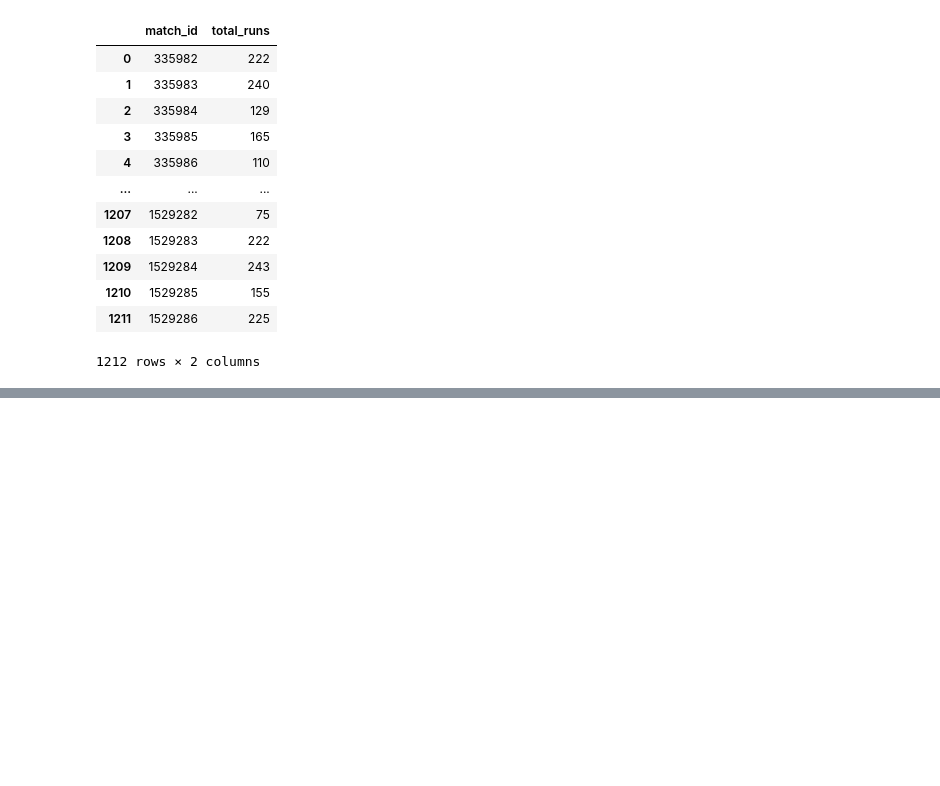
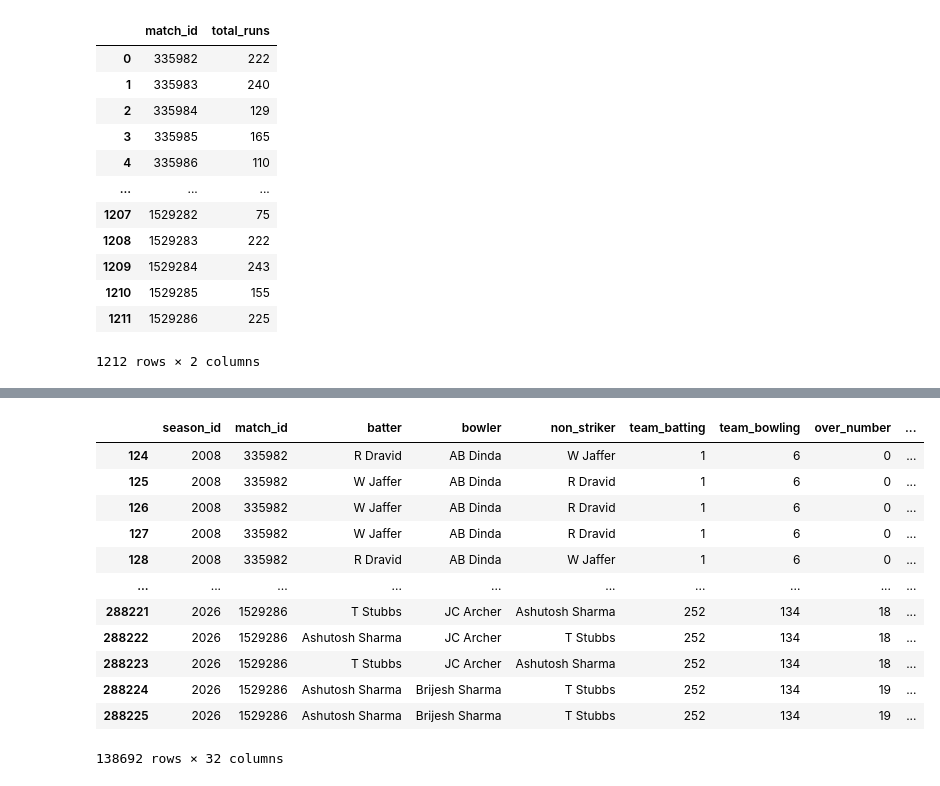
Before and after one commit to RavenKing45/IPL-Win-Probability-predictor, a Jupyter notebook: notebooks/Preprocessing and feature selection.ipynb, the cells around one changed output, grey strips where cells are left out. Cells and saved outputs as stored; diff of their text form; code cells hidden in the pictures; blank space fills up the shorter version.

Commit message:
Calculated the cumulative sum and wicket in the ball by ball dataset

```diff
--- a/notebooks/Preprocessing and feature selection.ipynb
+++ b/notebooks/Preprocessing and feature selection.ipynb
@@ -101,0 +91,6 @@ df
+# %%
+test=df2[(df2["innings"]==2) & (df2["is_super_over"]==True)]
+# checking if super overs are also present as 2nd innings, they are present as different innings so we can safely filter them with innings =2
+
+second_innings=df2[df2["innings"]==2]
+second_innings.head()
@@ -101,0 +105,18 @@ df
+# %%
+second_innings["current_score"]=second_innings.groupby("match_id")["total_runs"].cumsum()
+second_innings["wickets_lost"]=second_innings.groupby("match_id")["is_wicket"].cumsum()
+second_innings
+# %% [output]
+|  | season_id | match_id | batter | bowler | non_striker | team_batting | team_bowling | over_number | ... |
+| 124 | 2008 | 335982 | R Dravid | AB Dinda | W Jaffer | 1 | 6 | 0 | ... |
+| 125 | 2008 | 335982 | W Jaffer | AB Dinda | R Dravid | 1 | 6 | 0 | ... |
+| 126 | 2008 | 335982 | W Jaffer | AB Dinda | R Dravid | 1 | 6 | 0 | ... |
+| 127 | 2008 | 335982 | W Jaffer | AB Dinda | R Dravid | 1 | 6 | 0 | ... |
+| 128 | 2008 | 335982 | R Dravid | AB Dinda | W Jaffer | 1 | 6 | 0 | ... |
+| ... | ... | ... | ... | ... | ... | ... | ... | ... | ... |
+| 288221 | 2026 | 1529286 | T Stubbs | JC Archer | Ashutosh Sharma | 252 | 134 | 18 | ... |
+| 288222 | 2026 | 1529286 | Ashutosh Sharma | JC Archer | T Stubbs | 252 | 134 | 18 | ... |
+| 288223 | 2026 | 1529286 | T Stubbs | JC Archer | Ashutosh Sharma | 252 | 134 | 18 | ... |
+| 288224 | 2026 | 1529286 | Ashutosh Sharma | Brijesh Sharma | T Stubbs | 252 | 134 | 19 | ... |
+| 288225 | 2026 | 1529286 | Ashutosh Sharma | Brijesh Sharma | T Stubbs | 252 | 134 | 19 | ... |
+138692 rows × 32 columns
```
Also changed, not shown: parts of 4 cells of this notebook.
